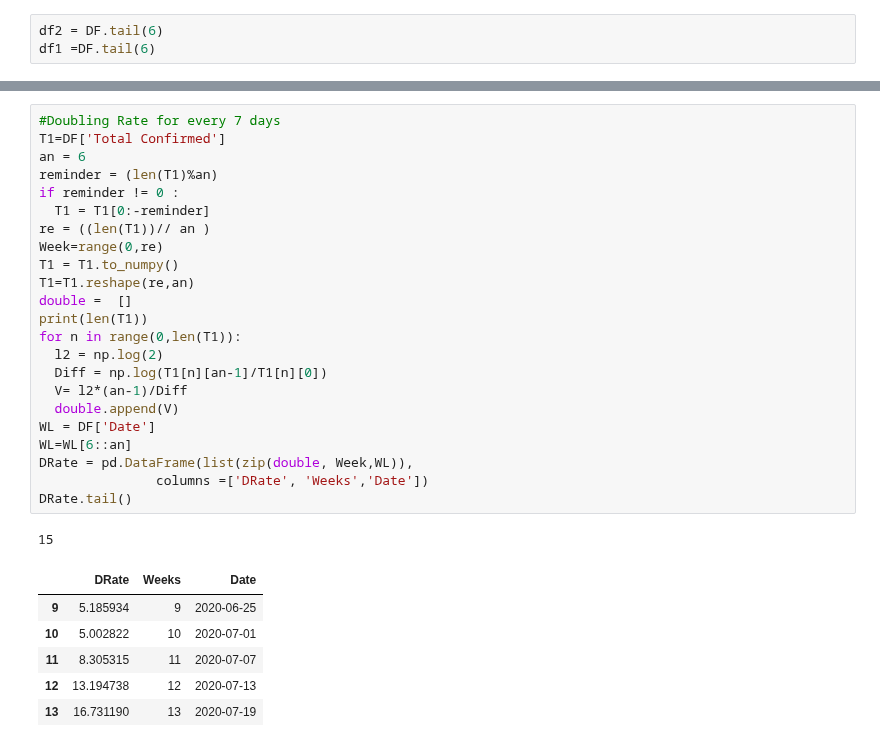
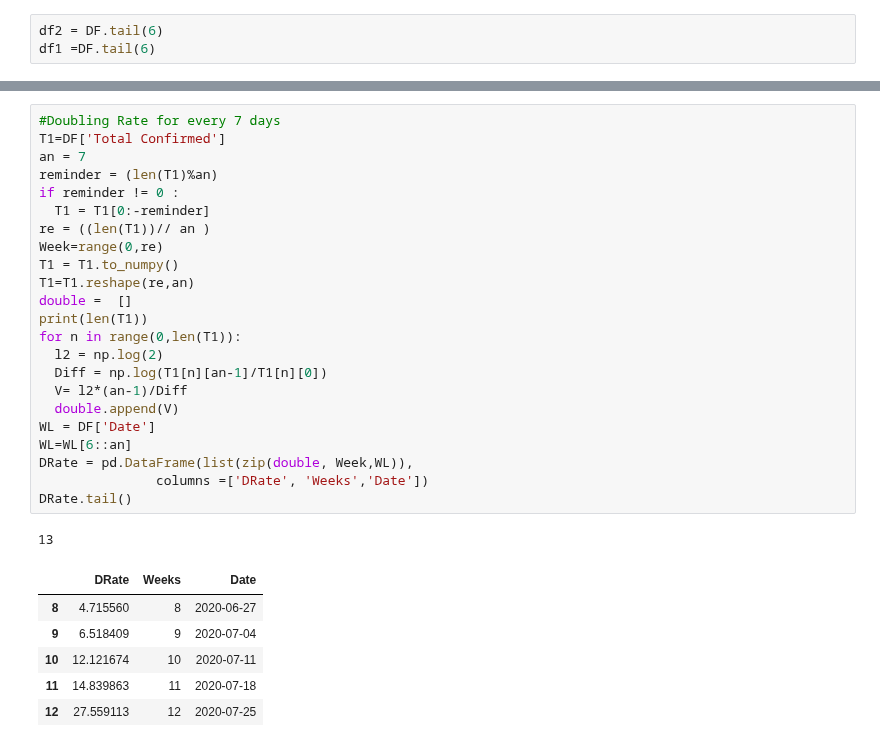
Before and after one commit to skbhere/COVID-19-Case-Forecasting, a Jupyter notebook: 02_Mdu.ipynb, the cells around one changed output, grey strips where cells are left out. Drawn from its saved outputs; the diff is of its cells as text.

```diff
--- a/02_Mdu.ipynb
+++ b/02_Mdu.ipynb
@@ -361,34 +251,34 @@ pr.head()
 # %%
 #Doubling Rate for every 7 days
 T1=DF['Total Confirmed']
-an = 6
+an = 7
 reminder = (len(T1)%an)
 if reminder != 0 :
   T1 = T1[0:-reminder]
 re = ((len(T1))// an )
 Week=range(0,re)
 T1 = T1.to_numpy()
 T1=T1.reshape(re,an)
 double =  []
 print(len(T1))
 for n in range(0,len(T1)):
   l2 = np.log(2)
   Diff = np.log(T1[n][an-1]/T1[n][0])
   V= l2*(an-1)/Diff
   double.append(V)
 WL = DF['Date']
 WL=WL[6::an]
 DRate = pd.DataFrame(list(zip(double, Week,WL)),
                columns =['DRate', 'Weeks','Date'])
 DRate.tail()
 # %% [output]
-15
+13
 |  | DRate | Weeks | Date |
-| 9 | 5.185934 | 9 | 2020-06-25 |
-| 10 | 5.002822 | 10 | 2020-07-01 |
-| 11 | 8.305315 | 11 | 2020-07-07 |
-| 12 | 13.194738 | 12 | 2020-07-13 |
-| 13 | 16.731190 | 13 | 2020-07-19 |
+| 8 | 4.715560 | 8 | 2020-06-27 |
+| 9 | 6.518409 | 9 | 2020-07-04 |
+| 10 | 12.121674 | 10 | 2020-07-11 |
+| 11 | 14.839863 | 11 | 2020-07-18 |
+| 12 | 27.559113 | 12 | 2020-07-25 |
 # %%
 %matplotlib inline
 import matplotlib.pyplot as plt
```
Also changed, not shown: parts of 22 cells of this notebook.
